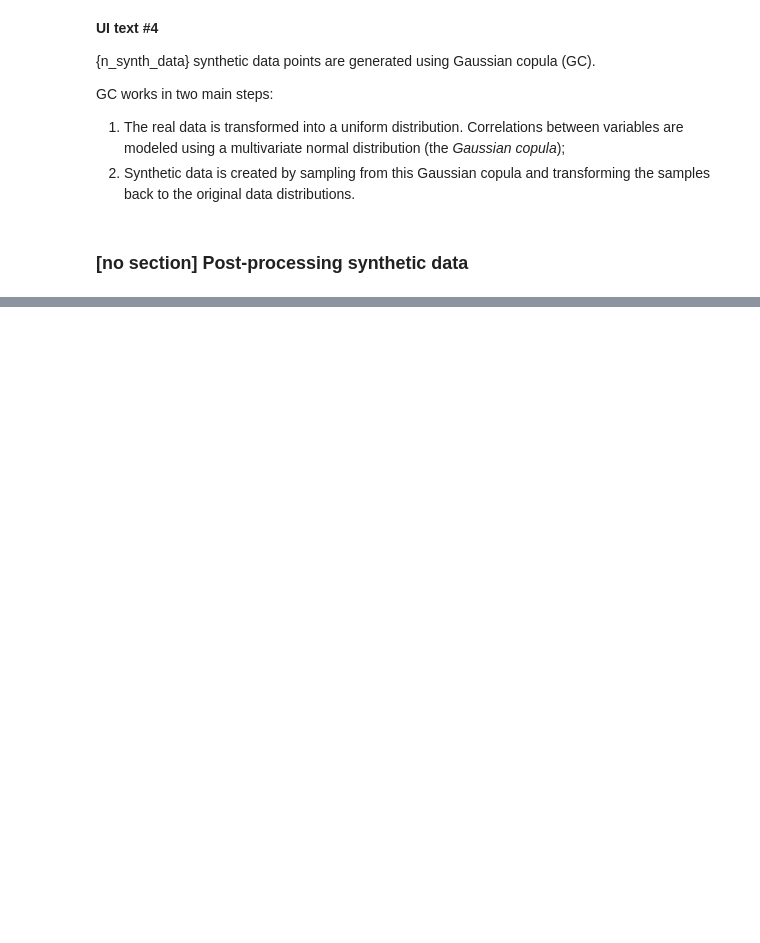
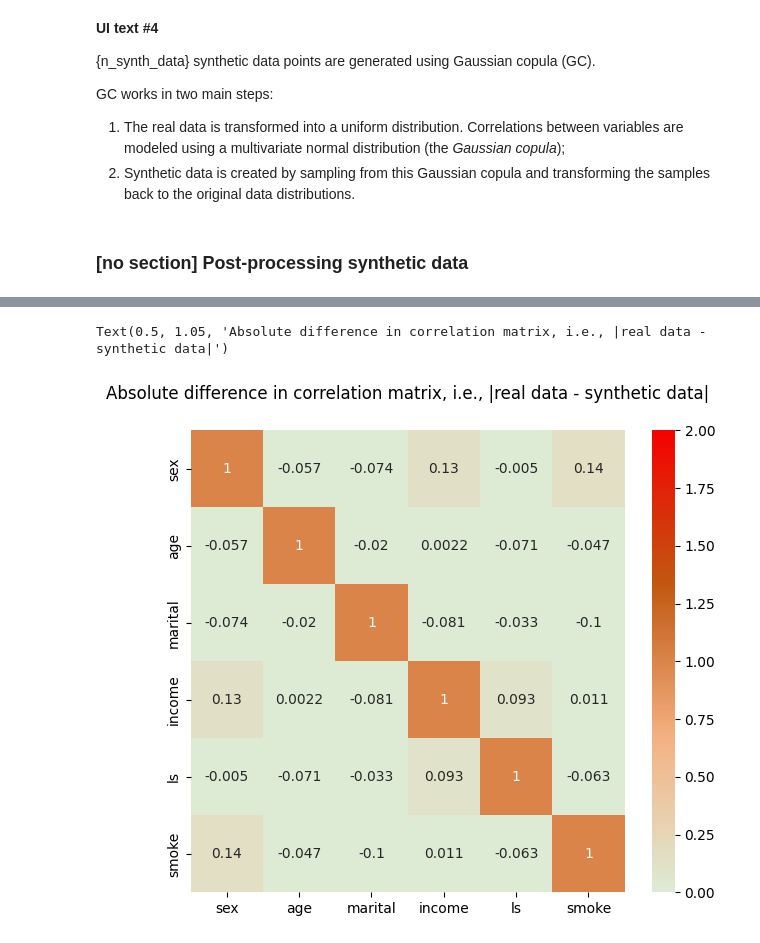
Before and after one commit to NGO-Algorithm-Audit/local-first-web-tool, a Jupyter notebook: notebooks/synthetic data generation tool/GC_SocialDiagnosis2011.ipynb, the cells around one changed output, grey strips where cells are left out. Saved outputs shown, nothing was run; the diff lists cells and outputs as text; code cells hidden in the pictures; blank space fills up the shorter version.

```diff
--- a/notebooks/synthetic data generation tool/GC_SocialDiagnosis2011.ipynb
+++ b/notebooks/synthetic data generation tool/GC_SocialDiagnosis2011.ipynb
@@ -206,0 +349,13 @@ Synthetic Data in Original Format:
+# %%
+# Plot difference in correlation matrix between attached data and synthetic data
+plt.figure(figsize=(7, 6))
+
+# Define custom colormap
+cmap = LinearSegmentedColormap.from_list('custom_cmap', ['#ddebd5', '#f4b183', '#c15811', '#f50101'])
+
+# Plot correlation matrix for real_data
+sns.heatmap(real_df_encoded.corr(), annot=True, cmap=cmap, vmin=0, vmax=2)
+plt.title('Absolute difference in correlation matrix, i.e., |real data - synthetic data|', y=1.05)
+# %% [output]
+Text(0.5, 1.05, 'Absolute difference in correlation matrix, i.e., |real data - synthetic data|')
+[figure, added]
```
Also changed, not shown: parts of 29 cells of this notebook.
